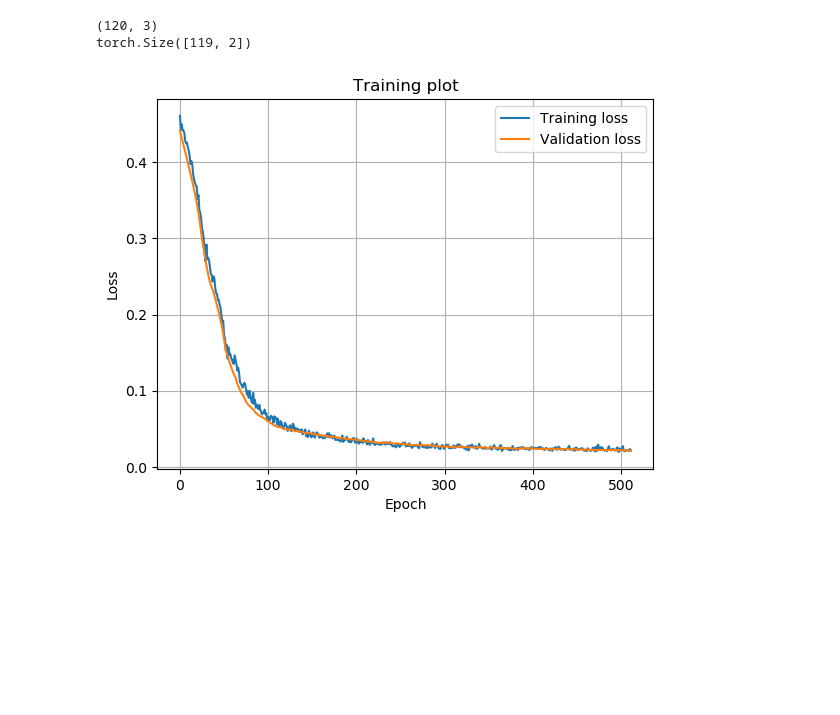
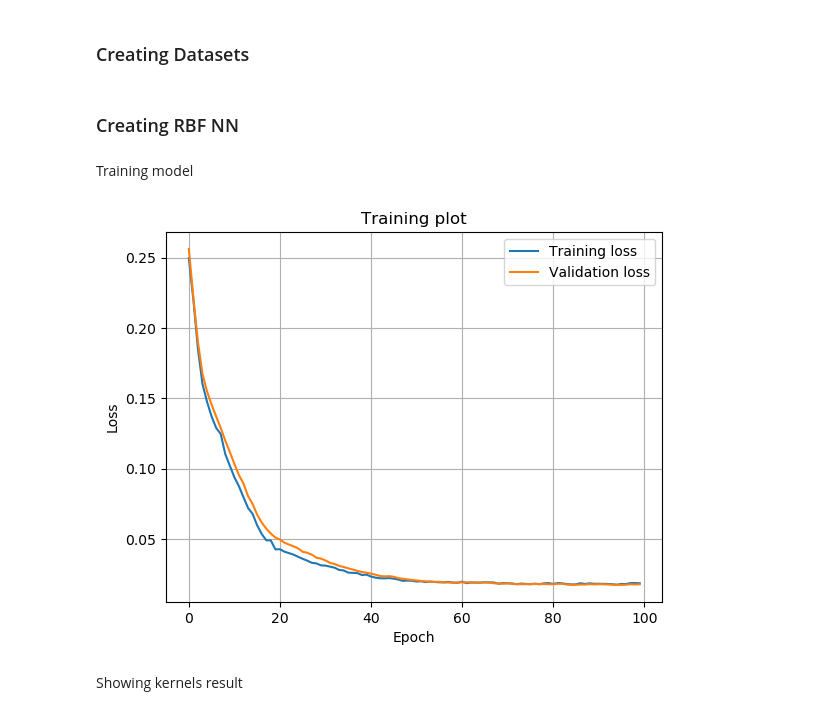
Before and after one commit to faffonso/LBMPC-PathTracking, a Jupyter notebook: Study-Algorithms/NN_RBF/example.ipynb, the cells around one changed output. Cells and saved outputs as stored; diff of their text form; code cells hidden in the pictures; blank space fills up the shorter version.

```diff
--- a/Study-Algorithms/NN_RBF/example.ipynb
+++ b/Study-Algorithms/NN_RBF/example.ipynb
@@ -75,22 +110,19 @@ plt.show()
-# %%
-# Training dataset
-labels = label_x - pred_x
-print(labels.shape)
-print(U.shape)
-
-indices = np.random.permutation(N-1)
-trn_indices, val_indices = indices[:N_training], indices[N_training:]
-
-Tdataset = ([torch.tensor(U[trn_indices], dtype=torch.float32), torch.tensor(labels[trn_indices], dtype=torch.float32)])
-
-Vdataset = ([torch.tensor(U[val_indices], dtype=torch.float32), torch.tensor(labels[val_indices], dtype=torch.float32)])
-# %% [output]
-(120, 3)
-torch.Size([119, 2])
+# %% [markdown]
+### Creating Datasets
+# %%
+U_tensor = torch.tensor(U, dtype=torch.float32)
+X_tensor = torch.tensor(X[1:], dtype=torch.float32)
+labels_tensor = torch.tensor(label, dtype=torch.float32)
+
+indices = np.random.permutation(N-1)
+trn_indices, val_indices = indices[:N_training], indices[N_training:]
+
+Tdataset = (U_tensor[trn_indices], labels_tensor[trn_indices])
+
+Vdataset = (U_tensor[val_indices], labels_tensor[val_indices])
+# %% [markdown]
+### Creating RBF NN
 # %%
-# Define an RBF layer where the dimensionality of the input feature is 2,
-# the number of kernels is 3, and 2 output features
-
 # euclidean norm
 def euclidean_norm(x):
     return torch.norm(x, p=2, dim=-1)
@@ -101,11 +133,13 @@ def rbf_gaussian(x):
     return (-x.pow(2)).exp()
 
 rbf = RBFLayer(in_features_dim=2,
-               num_kernels=5,
+               num_kernels=3,
                out_features_dim=3,
                radial_function=rbf_gaussian,
                norm_function=euclidean_norm,
                normalization=True)
+# %% [markdown]
+Training model
 # %%
 optimiser = torch.optim.Adam(rbf.parameters(), lr=1e-3)
 loss_func = nn.L1Loss()
@@ -115,7 +149,7 @@ batch_size = 32
 trn_losses = []
 val_losses = []
 
-for epoch in range(512):
+for epoch in range(100):
     indices = np.random.permutation(N_training)
     batch_idx = 0
     epoch_trn_losses = []
@@ -133,34 +167,36 @@ for epoch in range(512):
 
         y = y.flatten()
 
         loss = loss_func(y, labels)
         epoch_trn_losses.append(loss.item())
         loss.backward()
         optimiser.step()
         batch_idx += batch_size
 
         with torch.no_grad():
             # Compute validation
             x = Vdataset[0]
             labels = Vdataset[1].flatten()
             y = rbf(x)
             y = y.flatten()
             loss = loss_func(y, labels)
             epoch_val_losses.append(loss.item())
 
     trn_losses.append(np.mean(epoch_trn_losses))
     val_losses.append(np.mean(epoch_val_losses))
 
 plt.plot(trn_losses, label='Training loss')
 plt.plot(val_losses, label='Validation loss')
 plt.legend()
 plt.grid()
 plt.title('Training plot')
 plt.ylabel('Loss')
 plt.xlabel('Epoch')
 plt.show()
 # %% [output]
-[figure, old version]
+[figure, new version]
+# %% [markdown]
+Showing kernels result
 # %%
 kernels = rbf.get_kernels_centers.numpy()
 shapes = rbf.get_shapes.numpy()
```
Also changed, not shown: parts of 11 cells of this notebook, 3 other files.
